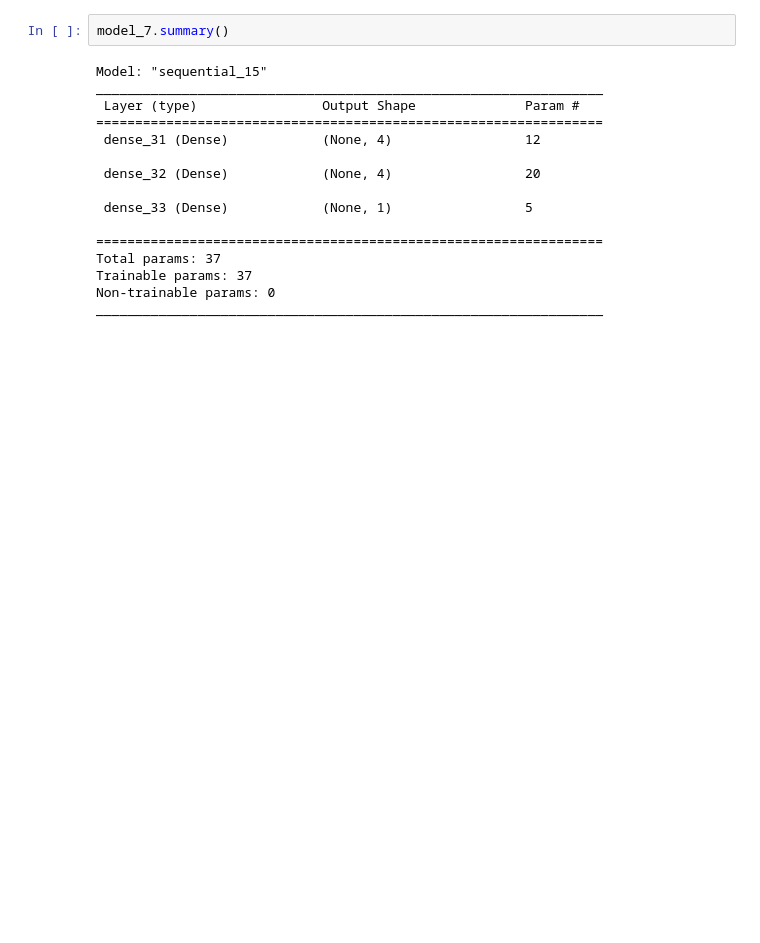
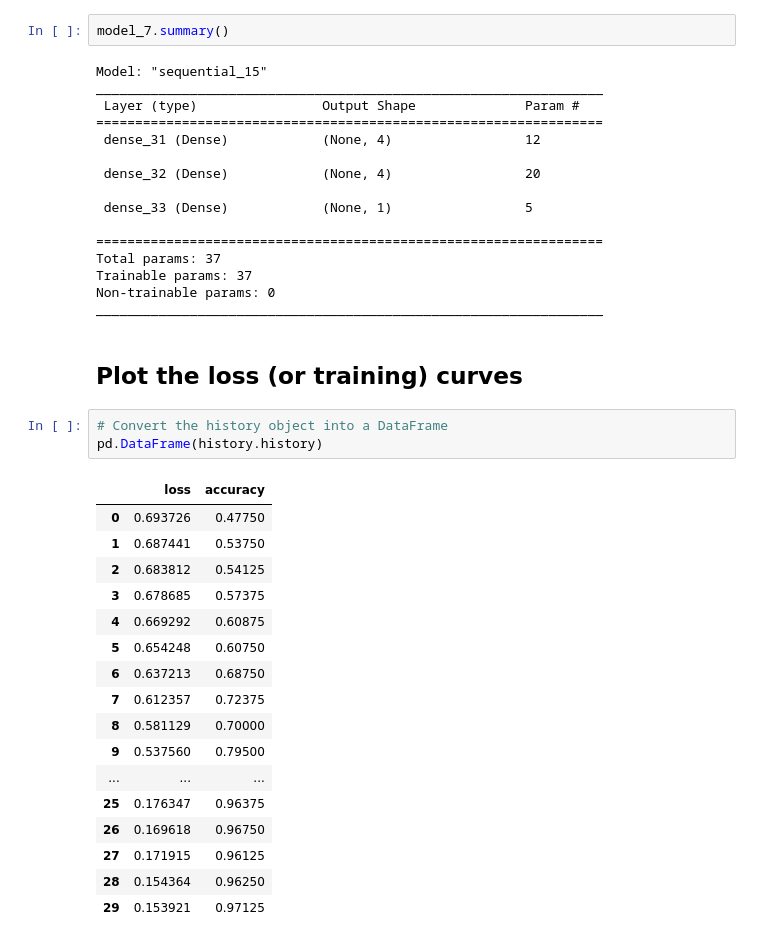
Before and after one commit to Hardtophead/Learn_DL_With_Tensorflow, a Jupyter notebook: 02_neural_network_classification_in_tensorflow_video.ipynb, the cells around one changed output. Drawn from its saved outputs; the diff is of its cells as text; blank space fills up the shorter version.

```diff
--- a/02_neural_network_classification_in_tensorflow_video.ipynb
+++ b/02_neural_network_classification_in_tensorflow_video.ipynb
@@ -730,3 +730,26 @@ Total params: 37
 Trainable params: 37
 Non-trainable params: 0
 _________________________________________________________________
+# %% [markdown]
+## Plot the loss (or training) curves
+# %%
+# Convert the history object into a DataFrame
+pd.DataFrame(history.history)
+# %% [output]
+|  | loss | accuracy |
+| 0 | 0.693726 | 0.47750 |
+| 1 | 0.687441 | 0.53750 |
+| 2 | 0.683812 | 0.54125 |
+| 3 | 0.678685 | 0.57375 |
+| 4 | 0.669292 | 0.60875 |
+| 5 | 0.654248 | 0.60750 |
+| 6 | 0.637213 | 0.68750 |
+| 7 | 0.612357 | 0.72375 |
+| 8 | 0.581129 | 0.70000 |
+| 9 | 0.537560 | 0.79500 |
+| ... | ... | ... |
+| 25 | 0.176347 | 0.96375 |
+| 26 | 0.169618 | 0.96750 |
+| 27 | 0.171915 | 0.96125 |
+| 28 | 0.154364 | 0.96250 |
+| 29 | 0.153921 | 0.97125 |
```
Also changed, not shown: parts of 2 cells of this notebook.
